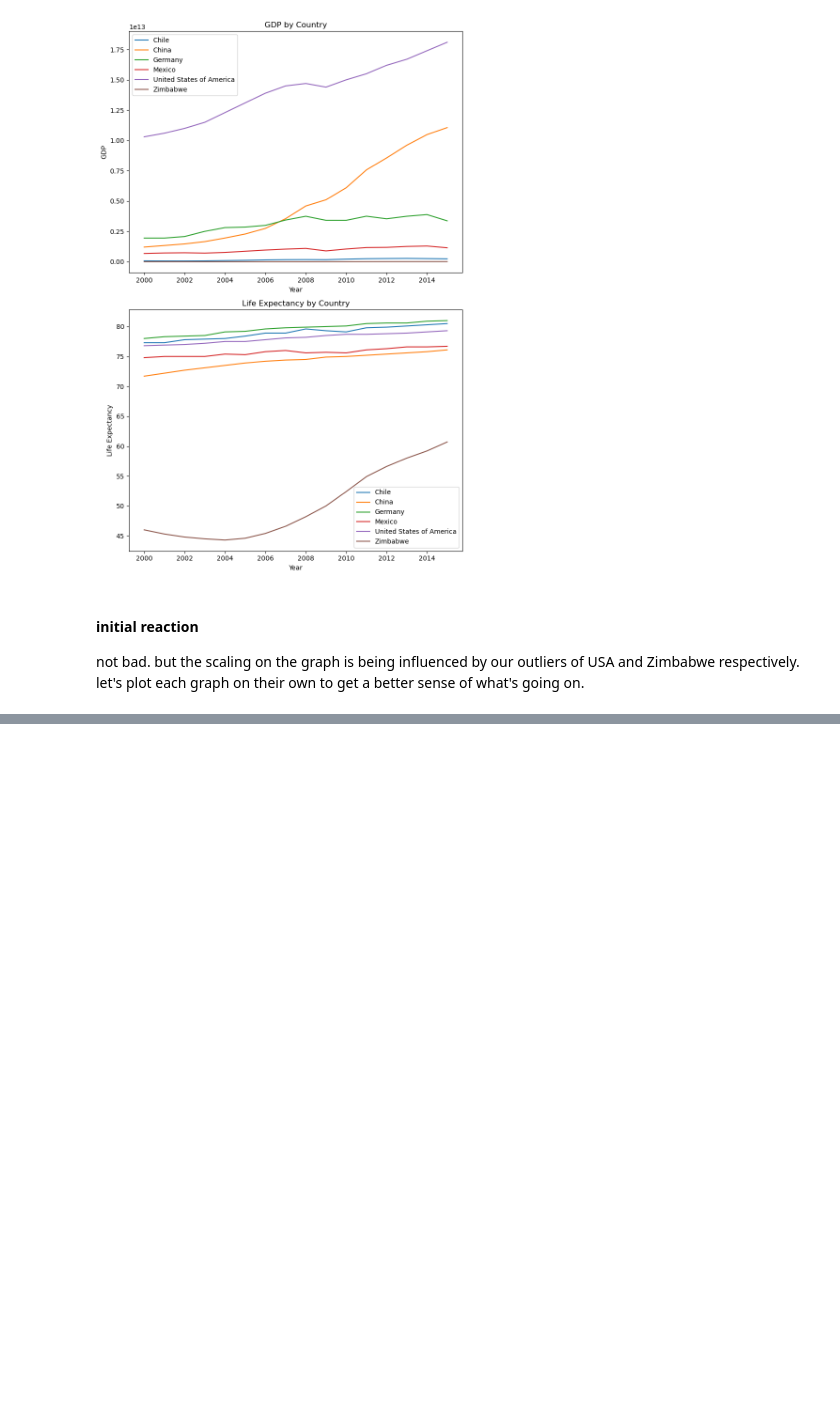
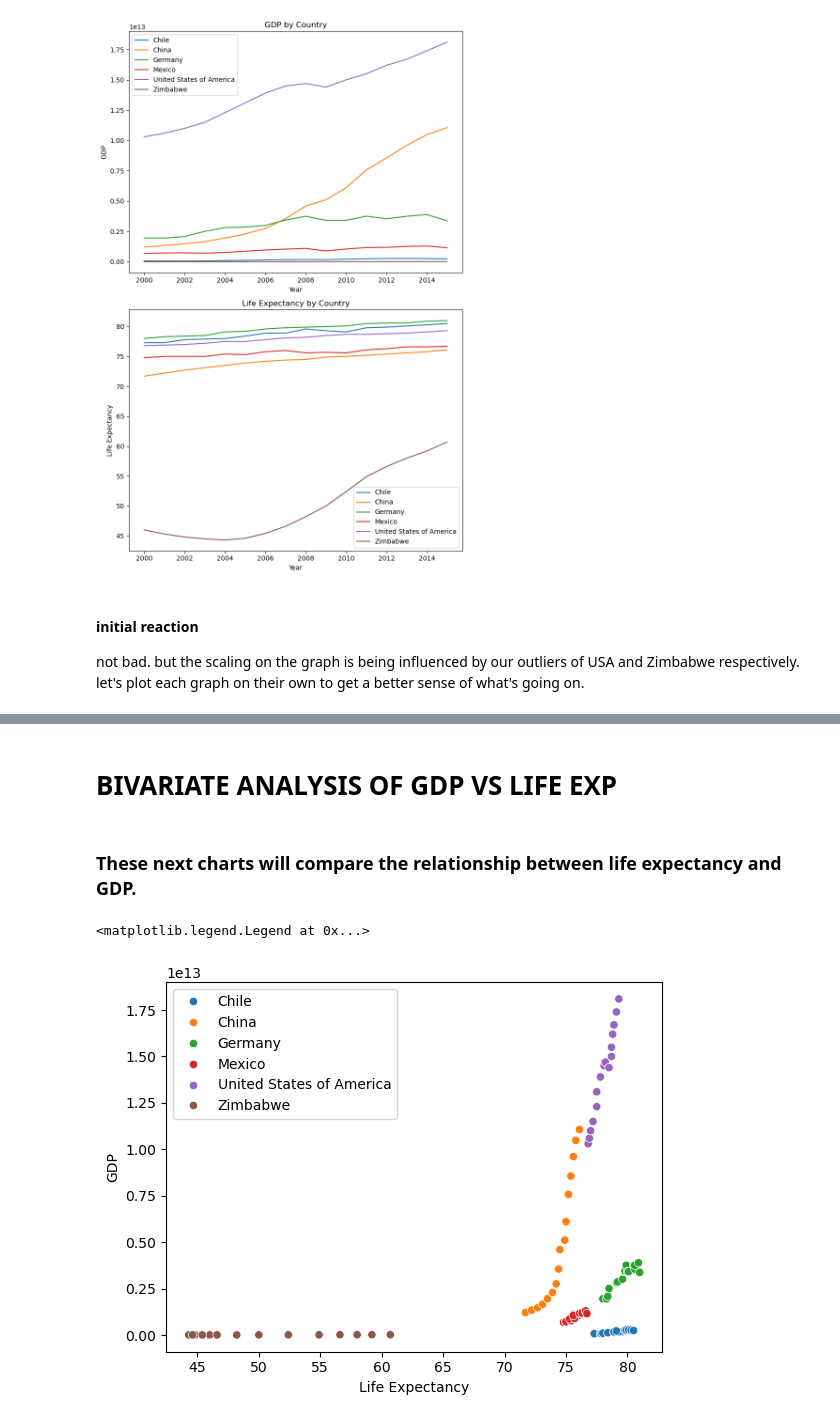
Before and after one commit to RacerBeats/Life-Expectancy-and-GDP-Starter, a Jupyter notebook: life_expectancy_gdp.ipynb, the cells around one changed output, grey strips where cells are left out. Saved outputs shown, nothing was run; the diff lists cells and outputs as text; code cells hidden in the pictures; blank space fills up the shorter version.

```diff
--- a/life_expectancy_gdp.ipynb
+++ b/life_expectancy_gdp.ipynb
@@ -225,0 +230,10 @@ plt.show()
+# %% [markdown]
+# BIVARIATE ANALYSIS OF GDP VS LIFE EXP
+# %% [markdown]
+### These next charts will compare the relationship between life expectancy and GDP.
+# %%
+sns.scatterplot(x=data['Life Expectancy'], y = data.GDP, hue = data.Country)
+plt.legend(loc = 'best')
+# %% [output]
+<matplotlib.legend.Legend at 0x...>
+[figure, added]
```
Also changed, not shown: parts of 9 cells of this notebook.
